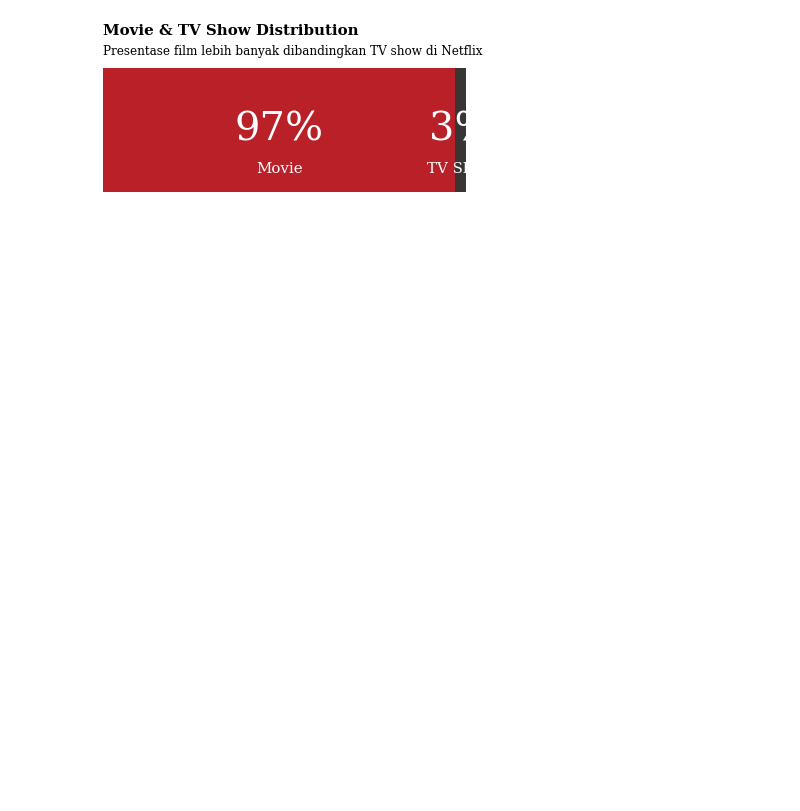
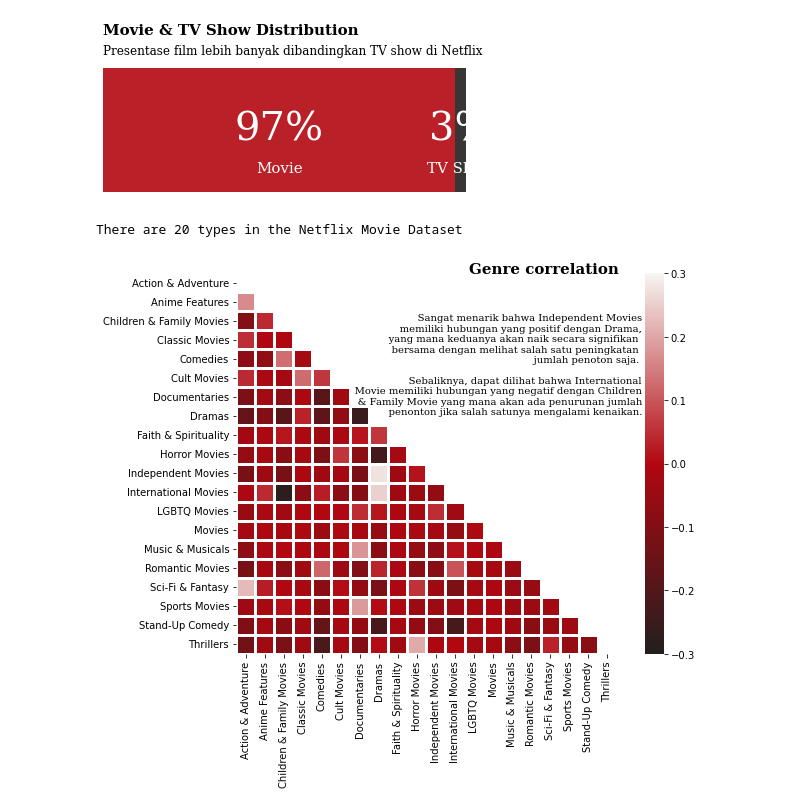
Before and after one commit to dewirizki/DSU, a Jupyter notebook: Code/EDA.ipynb, the cells around one changed output. Drawn from its saved outputs; the diff is of its cells as text; code cells hidden in the pictures; blank space fills up the shorter version.

```diff
--- a/Code/EDA.ipynb
+++ b/Code/EDA.ipynb
@@ -250,3 +261,51 @@ ax.legend().set_visible(False)
 plt.show()
 # %% [output]
 [figure]
+# %%
+cmap = matplotlib.colors.LinearSegmentedColormap.from_list("", ['#221f1f', '#b20710','#f5f5f1'])
+
+
+
+def genre_heatmap(data, title):
+    data['genre'] = data['listed_in'].apply(lambda x :  x.replace(' ,',',').replace(', ',',').split(','))
+    Types = []
+    for i in data['genre']: Types += i
+    Types = set(Types)
+    print("There are {} types in the Netflix {} Dataset".format(len(Types),title))
+    test = data['genre']
+    mlb = MultiLabelBinarizer()
+    res = pd.DataFrame(mlb.fit_transform(test),
+                       columns=mlb.classes_,
+                       index=test.index)
+    corr = res.corr()
+    mask = np.zeros_like(corr, dtype=np.bool)
+    mask[np.triu_indices_from(mask)] = True
+    fig, ax = plt.subplots(figsize=(10, 7))
+    fig.text(.54,.88,'Genre correlation', fontfamily='serif',
+            fontweight='bold',fontsize=15)
+    fig.text(.78,.580,
+            '''
+             Sangat menarik bahwa Independent Movies
+             memiliki hubungan yang positif dengan Drama,
+             yang mana keduanya akan naik secara signifikan
+             bersama dengan melihat salah satu peningkatan
+             jumlah penoton saja.
+
+             Sebaliknya, dapat dilihat bahwa International
+             Movie memiliki hubungan yang negatif dengan Children
+             & Family Movie yang mana akan ada penurunan jumlah
+             penonton jika salah satunya mengalami kenaikan.
+             ''', fontfamily='serif',fontsize=10,ha='right')
+
+    pl = sns.heatmap(corr, mask=mask, cmap=cmap, vmax=.3,
+                    vmin=-.3, center=0, square=True, linewidths=2.5)
+
+    plt.show()
+# %%
+movies = data[data["type"] == "Movie"]
+
+genre_heatmap(movies, 'Movie')
+plt.show()
+# %% [output]
+There are 20 types in the Netflix Movie Dataset
+[figure, added]
```
Also changed, not shown: parts of 21 cells of this notebook.
